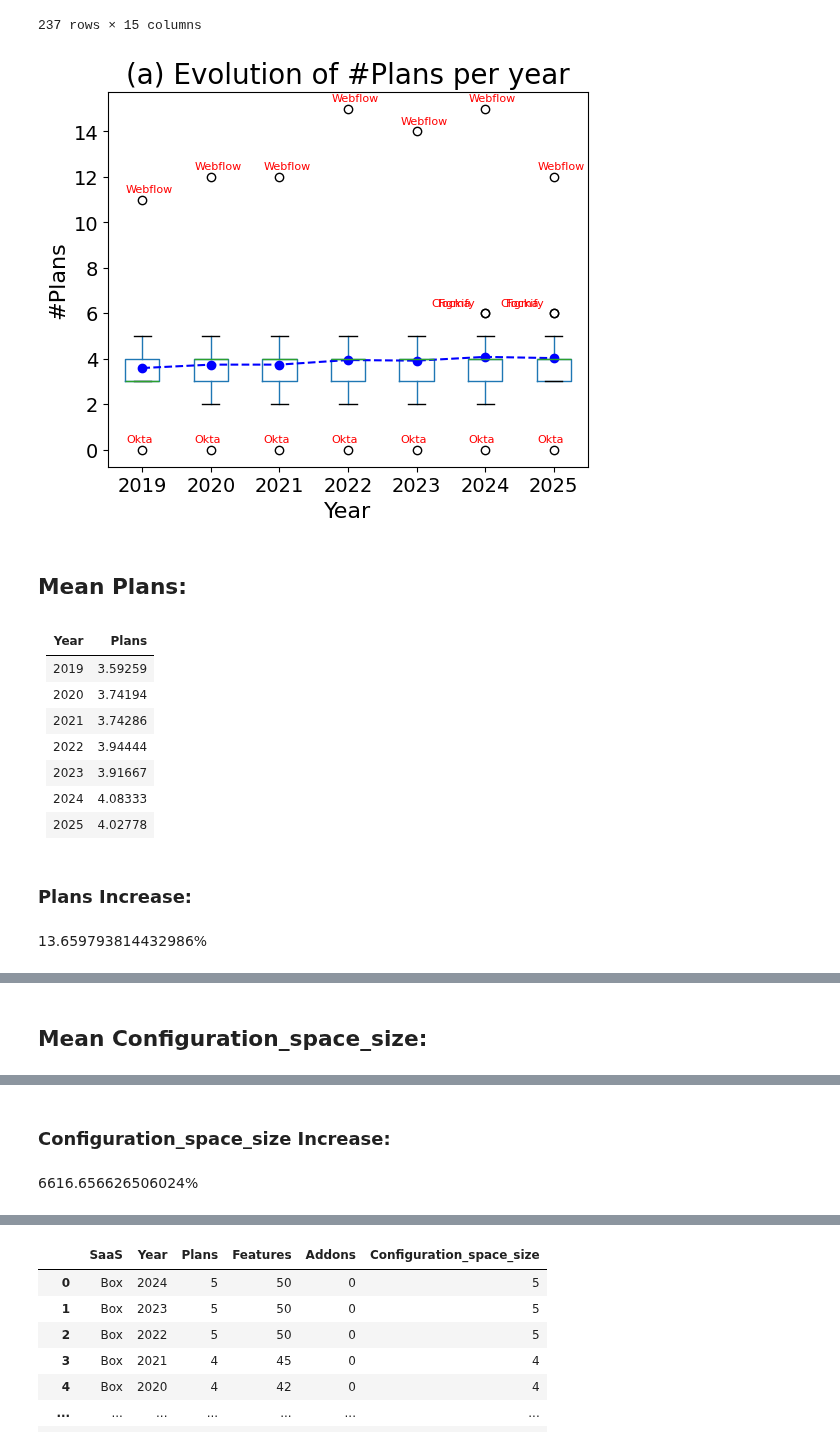
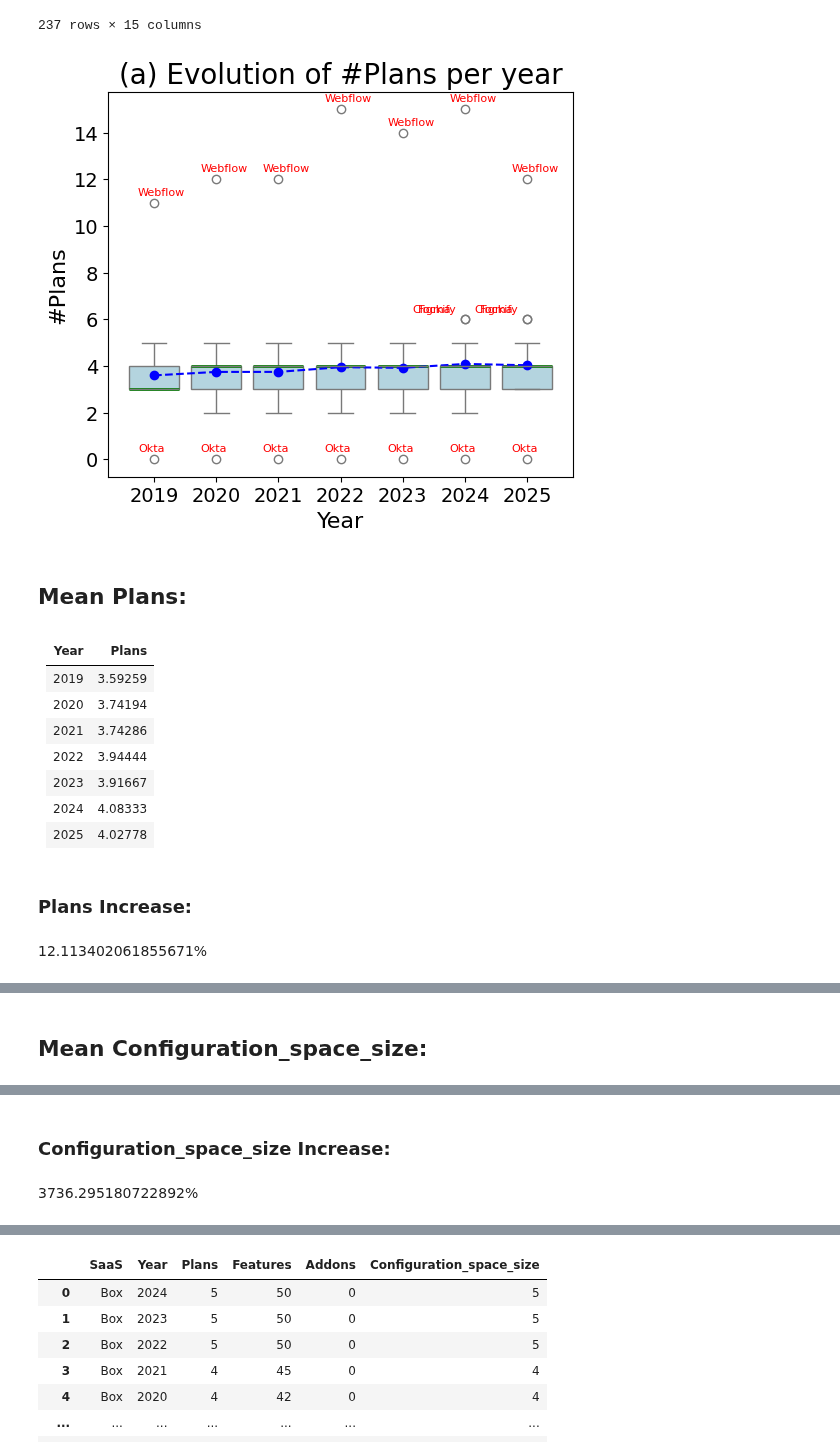
Before and after one commit to isa-group/SaaS-analysis, a Jupyter notebook: analysis_and_figures.ipynb, the cells around one changed output, grey strips where cells are left out. Cells and saved outputs as stored; diff of their text form; code cells hidden in the pictures.

Commit message:
feat: new configuration of boxplots
This change will assure the same dimension for both analysis and comparative boxplots

```diff
--- a/analysis_and_figures.ipynb
+++ b/analysis_and_figures.ipynb
@@ -22,7 +22,7 @@ BASE_PATH = os.path.abspath('')
 FIGURES_PATH = os.path.join(BASE_PATH, 'figures')
 DATA_PATH = os.path.join(BASE_PATH, 'data')
 
-STUDIED_YEARS = ["2019", "2020", "2021", "2022", "2023", "2024"]
+STUDIED_YEARS = ["2019", "2020", "2021", "2022", "2023", "2024", "2025"]
 # %%
 analytics_path = os.path.join(DATA_PATH, 'pricings', 'json')
 
@@ -126,10 +126,12 @@ outliersSize=10
 plt.rcParams.update({'font.size': fontSize})
 
 def draw_boxplot(field, print_outliers=True, print_mean=True, title=None, y_label=None, tag="a"):
-    if (print_outliers):
-        df.boxplot(column=field, by='Year', grid=False, figsize=(6, 5), fontsize=fontSize)
-    else:
-        df.boxplot(column=field, by='Year', grid=False, showfliers=False, figsize=(6, 5), fontsize=fontSize)
+    plt.figure(figsize=(6, 5))
+    sns.boxplot(x='Year', y=field, data=df, showfliers=print_outliers, color="lightblue")
+    # Add green lines to show the median of each box
+    medians = df.groupby('Year')[field].median()
+    for i, (year, median) in enumerate(medians.items()):
+        plt.hlines(y=median, xmin=i - 0.4, xmax=i + 0.4, color='green', linewidth=2)
     texts = []
     # Adding SaaS to outliers
     for year in df['Year'].unique():
@@ -145,38 +147,38 @@ def draw_boxplot(field, print_outliers=True, print_mean=True, title=None, y_labe
             outliers = pd.DataFrame()
 
         for idx, row in outliers.iterrows():
-            texts.append(plt.gca().text(row['Year']-2018.1, row[field], row['SaaS'], horizontalalignment='right', fontsize=8, color='red'))
+            texts.append(plt.gca().text(row['Year']-2019.1, row[field], row['SaaS'], horizontalalignment='right', fontsize=8, color='red'))
     adjust_text(texts, expand=(1.2, 2))
 
     # Calculate means and add line showing its evolution
     means = df.groupby('Year')[field].mean()
     if print_mean:
-        plt.plot(means.index-2018, means.values, color='blue', marker='o', linestyle='--', label='Median')
+        plt.plot(means.index-2019, means.values, color='blue', marker='o', linestyle='--', label='Mean')
 
 
     if title is None:
         plt.title(f'({tag}) Evolution of #{field} per year', fontsize=titleSize)
     else:
         plt.title(title, fontsize=titleSize)
     plt.suptitle('')
     plt.xlabel('Year', fontsize=axisSize)
     if y_label is None:
         plt.ylabel(f'#{field}',fontsize=axisSize)
     else:
         plt.ylabel(y_label,fontsize=axisSize)
     plt.savefig(os.path.join(FIGURES_PATH,f"SaaS_{field}_Distribution_Evolution.png"), format='png', dpi=300)
     plt.show()
     display(Markdown(f"## Mean {field}:"))
     display(Markdown(means.to_markdown()))
     display(Markdown(f"### {field} Increase:"))
     display(Markdown(str((means[int(STUDIED_YEARS[-1])]/means[int(STUDIED_YEARS[0])] -1)*100)+"%"))
 
 draw_boxplot('Plans')
 draw_boxplot('Configuration_space_size', print_outliers=False, print_mean=False, title="(d) Configuration space evolution", y_label="Size of Configuration space size")
 draw_boxplot('Features', tag="b")
 draw_boxplot('Addons', tag="c")
 # %% [output]
-[figure, old version]
+[figure, new version]
 ## Mean Plans:
 |   Year |   Plans |
 |-------:|--------:|
@@ -188,4 +190,4 @@ draw_boxplot('Addons', tag="c")
 |   2024 | 4.08333 |
 |   2025 | 4.02778 |
 ### Plans Increase:
-13.659793814432986%
+12.113402061855671%
@@ -201,4 +203,4 @@ draw_boxplot('Addons', tag="c")
 |   2024 |                  2064.75   |
 |   2025 |                  1179.31   |
 ### Configuration_space_size Increase:
-6616.656626506024%
+3736.295180722892%
```
Also changed, not shown: parts of 17 cells of this notebook, 11 other files.
